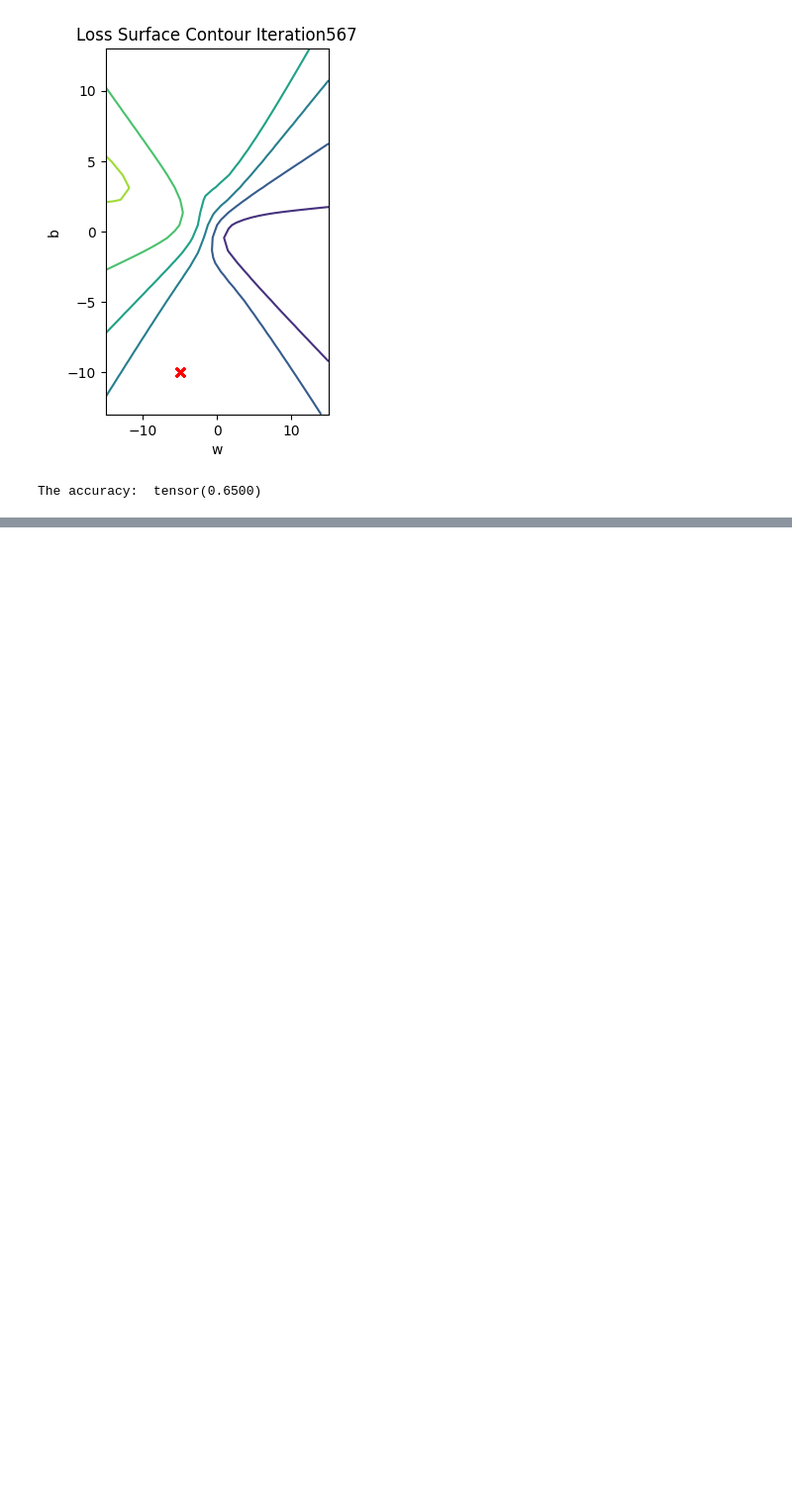
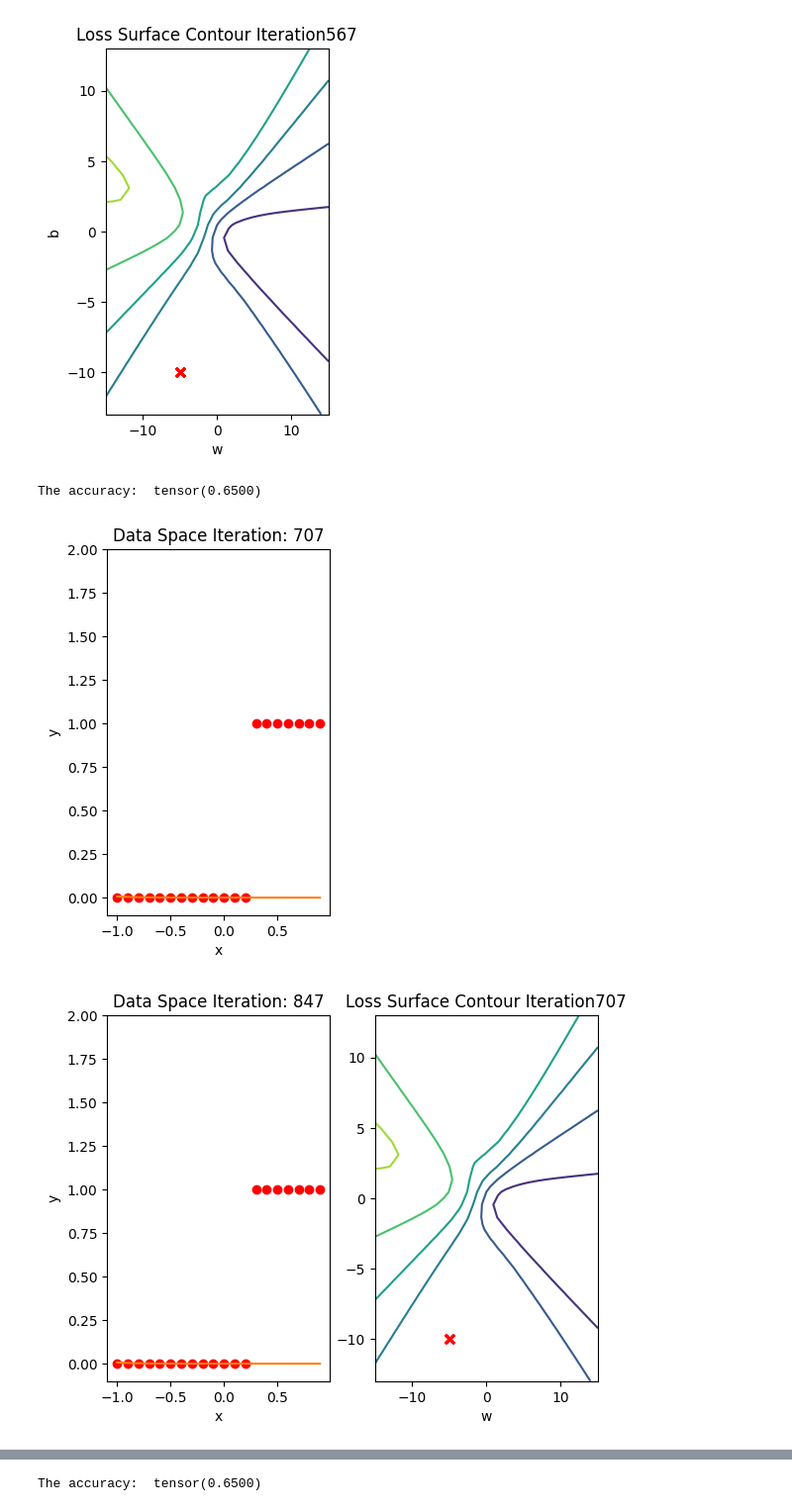
Before and after one commit to alfarasjb/ML-Notebooks, a Jupyter notebook: deep-learning-pytorch/5_3-logistic-regression-mse.ipynb, the cells around one changed output, grey strips where cells are left out. Shown at 99% size. Saved outputs shown, nothing was run; the diff lists cells and outputs as text; code cells hidden in the pictures; blank space fills up the shorter version.

```diff
--- a/deep-learning-pytorch/5_3-logistic-regression-mse.ipynb
+++ b/deep-learning-pytorch/5_3-logistic-regression-mse.ipynb
@@ -170,0 +175,17 @@ The accuracy:  tensor(0.6500)
+# %%
+def train_model(epochs):
+    for epoch in range(epochs):
+        for x, y in train_loader:
+            yhat = model(x)
+            loss = criterion(yhat, y)
+            optimizer.zero_grad()
+            loss.backward()
+            optimizer.step()
+            get_surface.set_para_loss(model, loss.tolist())
+        if epoch % 20 == 0:
+            get_surface.plot_ps()
+
+train_model(100)
+# %% [output]
+[figure, added]
+[figure, added]
@@ -170,0 +196,6 @@ The accuracy:  tensor(0.6500)
+# %%
+yhat = model(data_set.x)
+label = yhat > 0.5
+print("The accuracy: ", torch.mean((label == data_set.y.type(torch.ByteTensor)).type(torch.float)))
+# %% [output]
+The accuracy:  tensor(0.6500)
```
Also changed, not shown: parts of 2 cells of this notebook.
